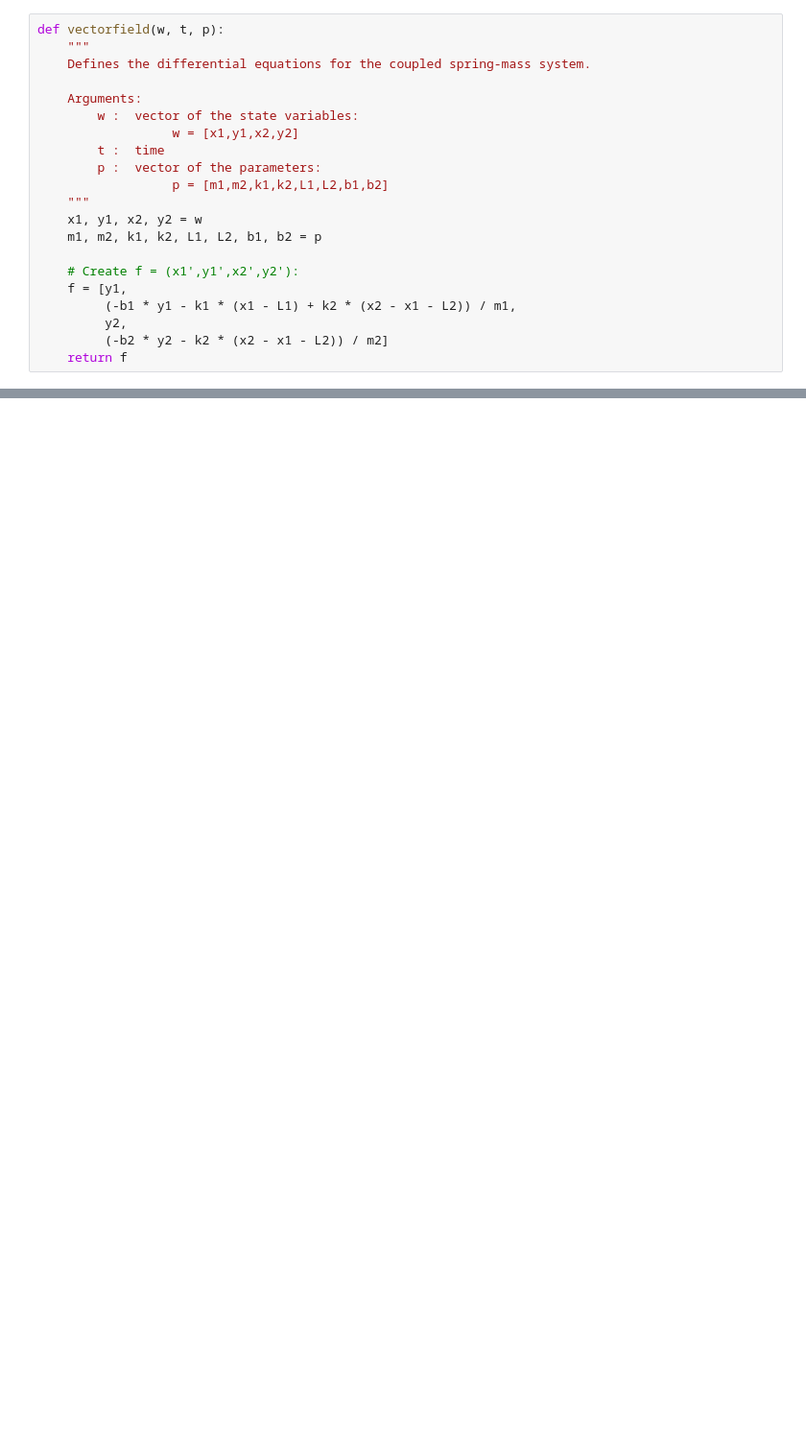
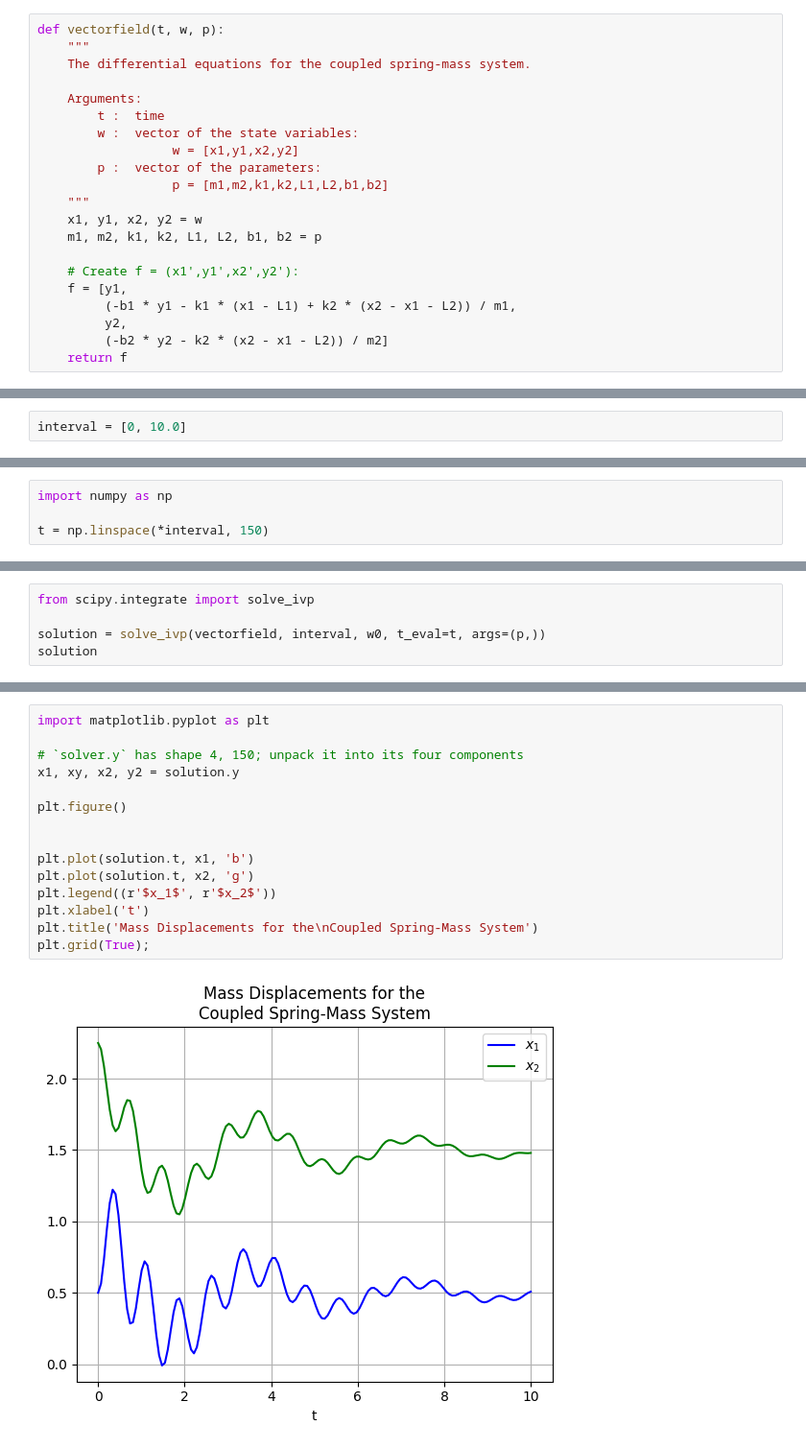
Before and after one commit to scipy/scipy-cookbook, a Jupyter notebook: ipython/CoupledSpringMassSystem.ipynb, the cells around one changed output, grey strips where cells are left out. Shown at 96% size. Cells and saved outputs as stored; diff of their text form; blank space fills up the shorter version.

```diff
--- a/ipython/CoupledSpringMassSystem.ipynb
+++ b/ipython/CoupledSpringMassSystem.ipynb
@@ -60,14 +60,14 @@ own file), but this is not necessary. Note that the arguments of the
 function are configured to be used with the function odeint: the time t is the
 second argument.
 # %%
-def vectorfield(w, t, p):
+def vectorfield(t, w, p):
     """
-    Defines the differential equations for the coupled spring-mass system.
+    The differential equations for the coupled spring-mass system.
 
     Arguments:
+        t :  time
         w :  vector of the state variables:
                   w = [x1,y1,x2,y2]
-        t :  time
         p :  vector of the parameters:
                   p = [m1,m2,k1,k2,L1,L2,b1,b2]
     """
@@ -159,0 +108,2 @@ savefig('two_springs.png', dpi=100)
+# %%
+interval = [0, 10.0]
@@ -159,0 +114,4 @@ savefig('two_springs.png', dpi=100)
+# %%
+import numpy as np
+
+t = np.linspace(*interval, 150)
@@ -159,0 +125,5 @@ savefig('two_springs.png', dpi=100)
+# %%
+from scipy.integrate import solve_ivp
+
+solution = solve_ivp(vectorfield, interval, w0, t_eval=t, args=(p,))
+solution
@@ -159,0 +147,17 @@ savefig('two_springs.png', dpi=100)
+# %%
+import matplotlib.pyplot as plt
+
+# `solver.y` has shape 4, 150; unpack it into its four components
+x1, xy, x2, y2 = solution.y
+
+plt.figure()
+
+
+plt.plot(solution.t, x1, 'b')
+plt.plot(solution.t, x2, 'g')
+plt.legend((r'$x_1$', r'$x_2$'))
+plt.xlabel('t')
+plt.title('Mass Displacements for the\nCoupled Spring-Mass System')
+plt.grid(True);
+# %% [output]
+[figure, added]
```
Also changed, not shown: parts of 16 cells of this notebook.
